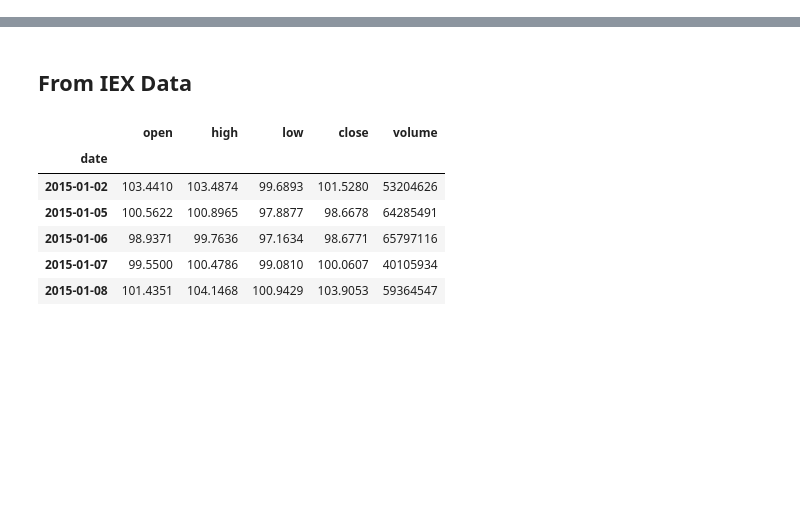
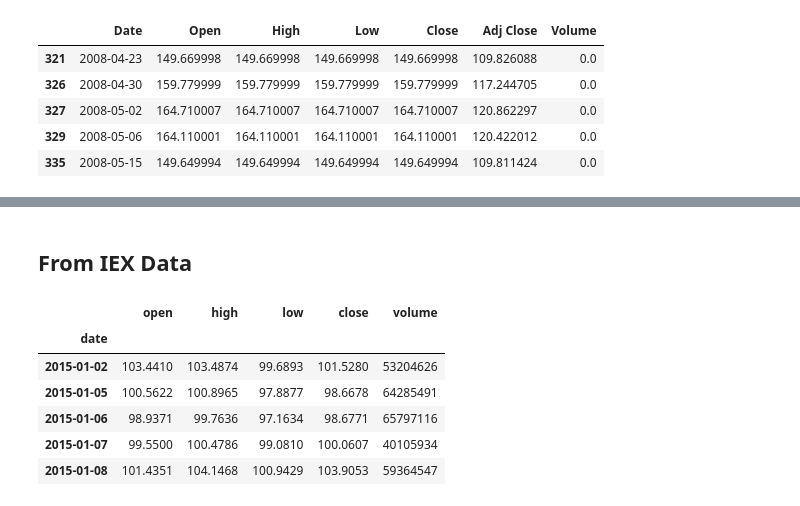
Before and after one commit to willbillionquant/python-r-qtrade, a Jupyter notebook: equities-data-api/data-api.ipynb, the cells around one changed output, grey strips where cells are left out. Cells and saved outputs as stored; diff of their text form; code cells hidden in the pictures; blank space fills up the shorter version.

```diff
--- a/equities-data-api/data-api.ipynb
+++ b/equities-data-api/data-api.ipynb
@@ -3,0 +26,11 @@ from datetime import date, datetime
+# %%
+# Zero volume days are present, have to get rid of it
+
+df_388[df_388['Volume'] == 0].head()
+# %% [output]
+|  | Date | Open | High | Low | Close | Adj Close | Volume |
+| 321 | 2008-04-23 | 149.669998 | 149.669998 | 149.669998 | 149.669998 | 109.826088 | 0.0 |
+| 326 | 2008-04-30 | 159.779999 | 159.779999 | 159.779999 | 159.779999 | 117.244705 | 0.0 |
+| 327 | 2008-05-02 | 164.710007 | 164.710007 | 164.710007 | 164.710007 | 120.862297 | 0.0 |
+| 329 | 2008-05-06 | 164.110001 | 164.110001 | 164.110001 | 164.110001 | 120.422012 | 0.0 |
+| 335 | 2008-05-15 | 149.649994 | 149.649994 | 149.649994 | 149.649994 | 109.811424 | 0.0 |
```
Also changed, not shown: parts of 10 cells of this notebook.
